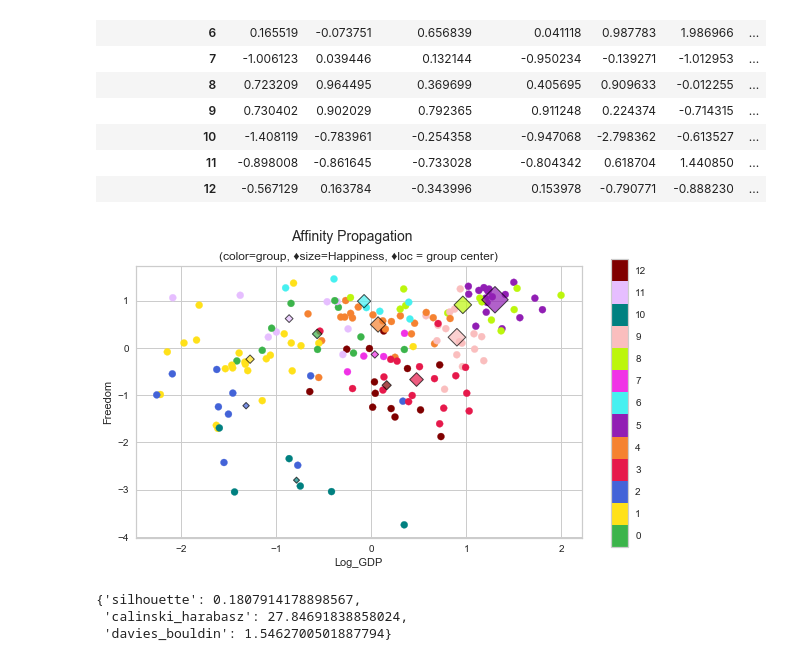
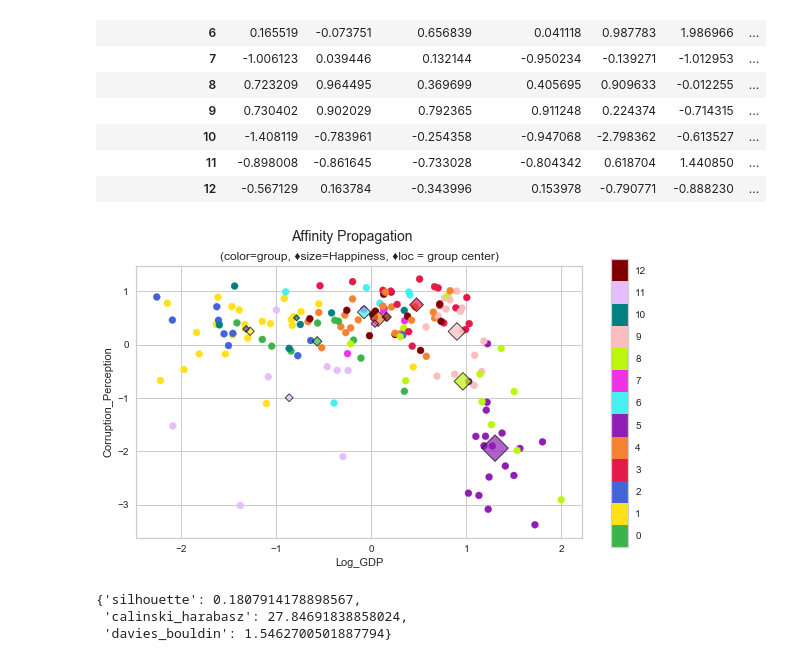
Before and after one commit to Rypo/notebooks, a Jupyter notebook: Pynbs/9_clustering_whr2019.ipynb, the cells around one changed output. Cells and saved outputs as stored; diff of their text form; code cells hidden in the pictures.

```diff
--- a/Pynbs/9_clustering_whr2019.ipynb
+++ b/Pynbs/9_clustering_whr2019.ipynb
@@ -461,7 +461,8 @@ We've improved in terms of NA quantity, but now we have a meaningless Year colum
 #### Forward Fill Latest
 # %%
 # Propagate the last available entry forward
-whrffl = whr_ext.groupby('Country').ffill().iloc[latest_idx].set_index('Country')
+# whrffl = whr_ext.groupby('Country').ffill().iloc[latest_idx].set_index('Country')
+whrffl = whr_ext.groupby(['Country']).apply(lambda x: x.ffill()).iloc[latest_idx].set_index('Country')
 whrffl[whrffl[core_col[1:]].isna().any(axis=1)]
 # %% [output]
 |  | Year | Life_Ladder | Log_GDP | Social_support | Life_Expectancy | Freedom | Generosity | ... |
@@ -858,7 +858,7 @@ cent_ap
 | 11 | -0.898008 | -0.861645 | -0.733028 | -0.804342 | 0.618704 | 1.440850 | ... |
 | 12 | -0.567129 | 0.163784 | -0.343996 | 0.153978 | -0.790771 | -0.888230 | ... |
 # %%
-plot_cluster('Log_GDP','Freedom',whr_grps, centers=cent_ap,title='Affinity Propagation',c='AffinityPropagation');
+plot_cluster('Log_GDP', 'Corruption_Perception', 'AffinityPropagation', data=whr_grps, centers=cent_ap, title='Affinity Propagation');
 # %% [output]
-[figure, old version]
+[figure, new version]
 # %%
```
Also changed, not shown: parts of 23 cells of this notebook.
